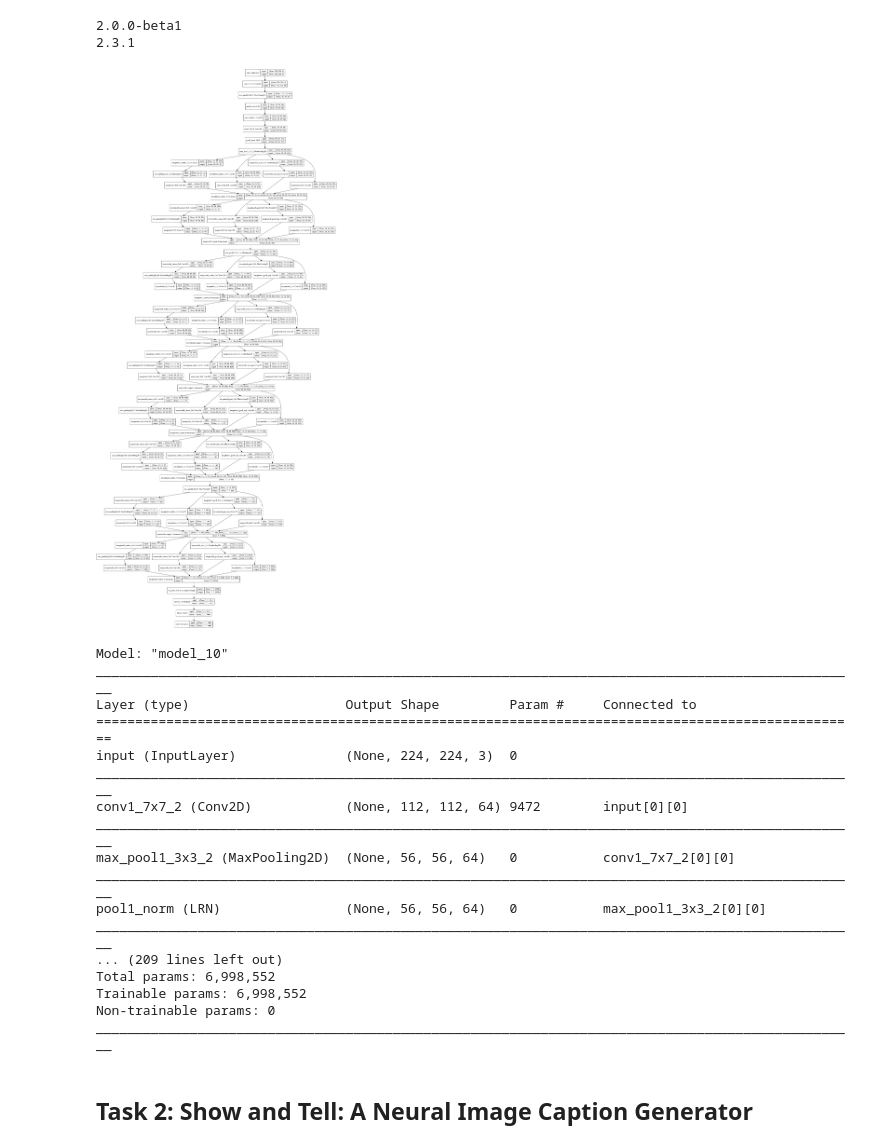
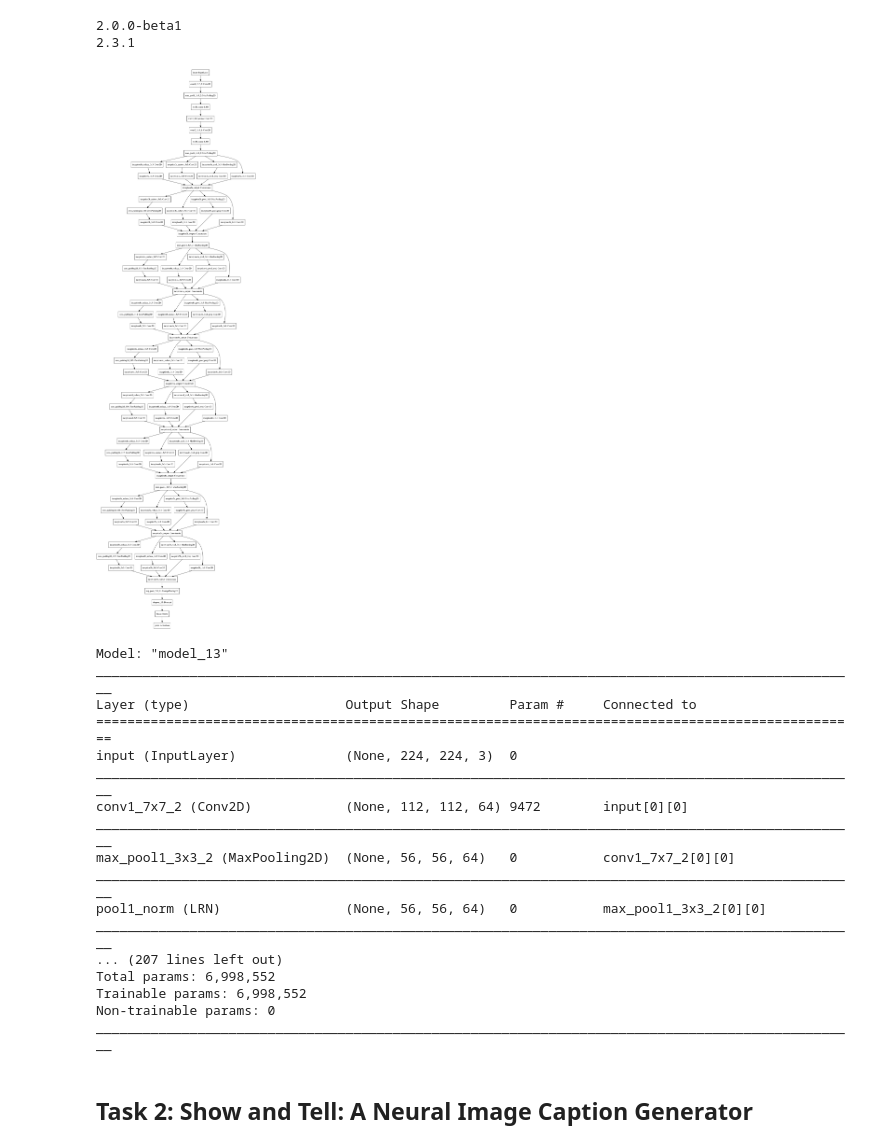
Before and after one commit to mkufel/ID2223, a Jupyter notebook: lab2/lab2.ipynb, the cells around one changed output. Saved outputs shown, nothing was run; the diff lists cells and outputs as text; code cells hidden in the pictures.

Commit message:
Inception 3a

```diff
--- a/lab2/lab2.ipynb
+++ b/lab2/lab2.ipynb
@@ -92,7 +92,7 @@ max_pool1_3x3_2 = MaxPool2D(pool_size=(3, 3), strides=(2, 2), padding='same', na
 pool1_norm = LRN(name='pool1_norm')(max_pool1_3x3_2)
 
 # Reduce filter
-conv2_reduce = Conv2D(64, (1,1), padding='same', activation='relu', name='conv2_reduce')(pool1_norm)
+conv2_reduce = Conv2D(64, (1,1), padding='same', activation='relu', name='conv2_3x3_reduce')(pool1_norm)
 
 # Convolution 3x3/1
 conv2_3x3_1 = Conv2D(192, (3, 3), strides=(1, 1), padding='same', activation='relu', name='conv2_3x3_1')(conv2_reduce)
@@ -109,9 +109,8 @@ conv3a_1x1 = Conv2D(64, (1, 1), padding='same', activation='relu', name='incepti
 reduce3a_3x3 = Conv2D(96, (1, 1), padding='same', activation='relu', name='inception3a_reduce_3x3')(max_pool2_3x3_2)
 conv3a_3x3 = Conv2D(128, (3, 3), padding='same', activation='relu', name='inception3a_3x3')(reduce3a_3x3)
 
-reduce3a_5x5 = Conv2D(16, (1, 1), activation='relu', name='inception3a_reduce_5x5')(max_pool2_3x3_2)
-reduce3a_5x5_pad = ZeroPadding2D(padding=(2, 2))(reduce3a_5x5)
-conv3a_5x5 = Conv2D(32, (5, 5), activation='relu', name='inception3a_5x5')(reduce3a_5x5_pad)
+reduce3a_5x5 = Conv2D(16, (1, 1), padding='same', activation='relu', name='inception3a_reduce_5x5')(max_pool2_3x3_2)
+conv3a_5x5 = Conv2D(32, (5, 5), padding='same', activation='relu', name='inception3a_5x5')(reduce3a_5x5)
 
 pool3a_3x3 = MaxPool2D(pool_size=(3, 3), strides=(1, 1), padding='same', name='inception3a_pool_3x3')(max_pool2_3x3_2)
 proj_pool3a = Conv2D(32, (1, 1), padding='same', activation='relu', name='inception3a_pool_proj')(pool3a_3x3)
@@ -299,15 +298,15 @@ model.compile(optimizer="sgd", loss='categorical_crossentropy')
 # %%
 from IPython.display import Image
 
-tf.keras.utils.plot_model(model, show_shapes=True, show_layer_names=True, to_file='model.png')
+tf.keras.utils.plot_model(model, show_layer_names=True, to_file='model.png')
 Image('model.png')
 # %% [output]
-[figure, old version]
+[figure, new version]
 # %%
 model.build(input_shape=(224, 224, 3))
 model.summary()
 # %% [output]
-Model: "model_10"
+Model: "model_13"
 __________________________________________________________________________________________________
 Layer (type)                    Output Shape         Param #     Connected to
 ==================================================================================================
@@ -319,7 +318,7 @@ max_pool1_3x3_2 (MaxPooling2D)  (None, 56, 56, 64)   0           conv1_7x7_2[0][
 __________________________________________________________________________________________________
 pool1_norm (LRN)                (None, 56, 56, 64)   0           max_pool1_3x3_2[0][0]
 __________________________________________________________________________________________________
-... (209 lines left out)
+... (207 lines left out)
 Total params: 6,998,552
 Trainable params: 6,998,552
 Non-trainable params: 0
```
